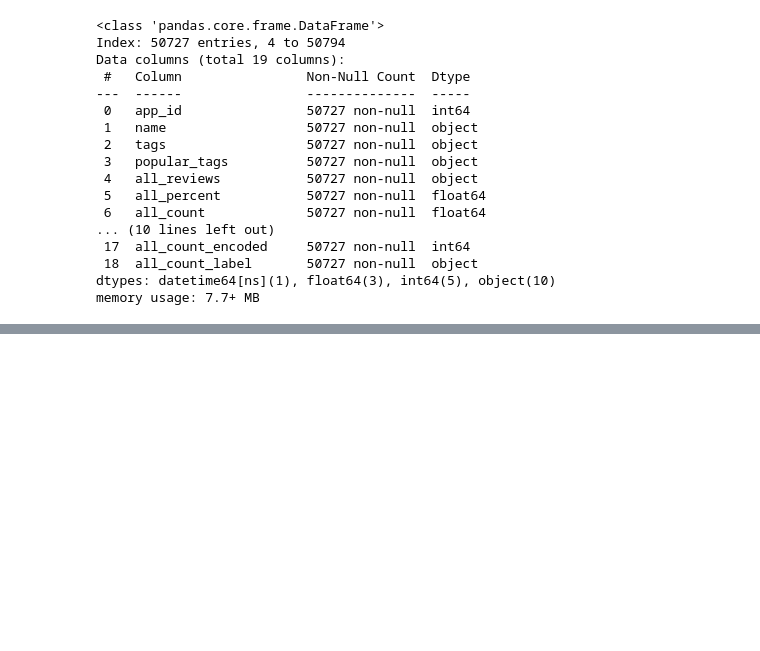
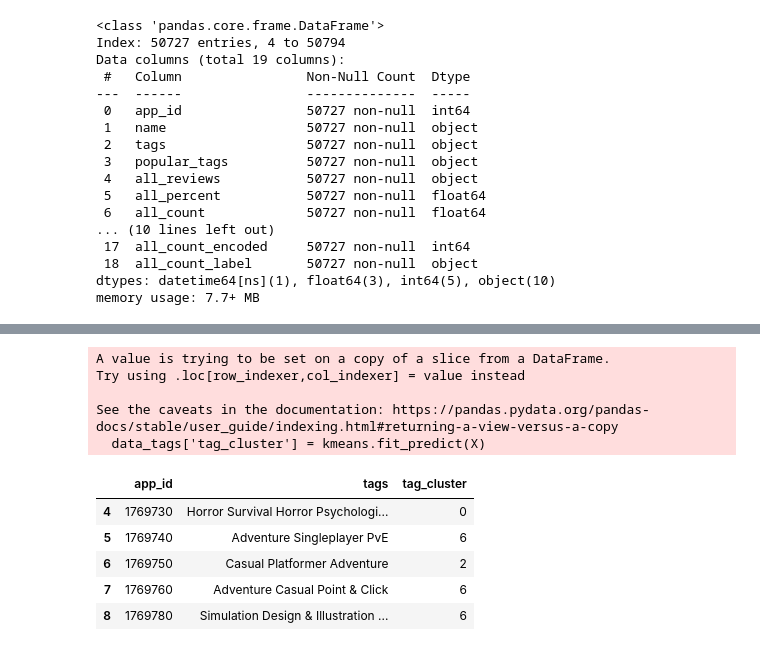
Before and after one commit to notrealqt/HCMIU_Data-Mining, a Jupyter notebook: preprocessing_game.ipynb, the cells around one changed output, grey strips where cells are left out. Cells and saved outputs as stored; diff of their text form; code cells hidden in the pictures; blank space fills up the shorter version.

```diff
--- a/preprocessing_game.ipynb
+++ b/preprocessing_game.ipynb
@@ -885,0 +950,20 @@ game_data.head()
+# %%
+# Step 4: Fit Final KMeans
+k_final = 10  # Adjust based on elbow method
+kmeans = KMeans(n_clusters=k_final, random_state=42)
+data_tags['tag_cluster'] = kmeans.fit_predict(X)
+
+# View sample
+data_tags[['app_id', 'tags', 'tag_cluster']].head()
+# %% [output]
+A value is trying to be set on a copy of a slice from a DataFrame.
+Try using .loc[row_indexer,col_indexer] = value instead
+
+See the caveats in the documentation: https://pandas.pydata.org/pandas-docs/stable/user_guide/indexing.html#returning-a-view-versus-a-copy
+  data_tags['tag_cluster'] = kmeans.fit_predict(X)
+|  | app_id | tags | tag_cluster |
+| 4 | 1769730 | Horror Survival Horror Psychologi... | 0 |
+| 5 | 1769740 | Adventure Singleplayer PvE | 6 |
+| 6 | 1769750 | Casual Platformer Adventure | 2 |
+| 7 | 1769760 | Adventure Casual Point & Click | 6 |
+| 8 | 1769780 | Simulation Design & Illustration ... | 6 |
```
Also changed, not shown: parts of 9 cells of this notebook, 25 other files.
